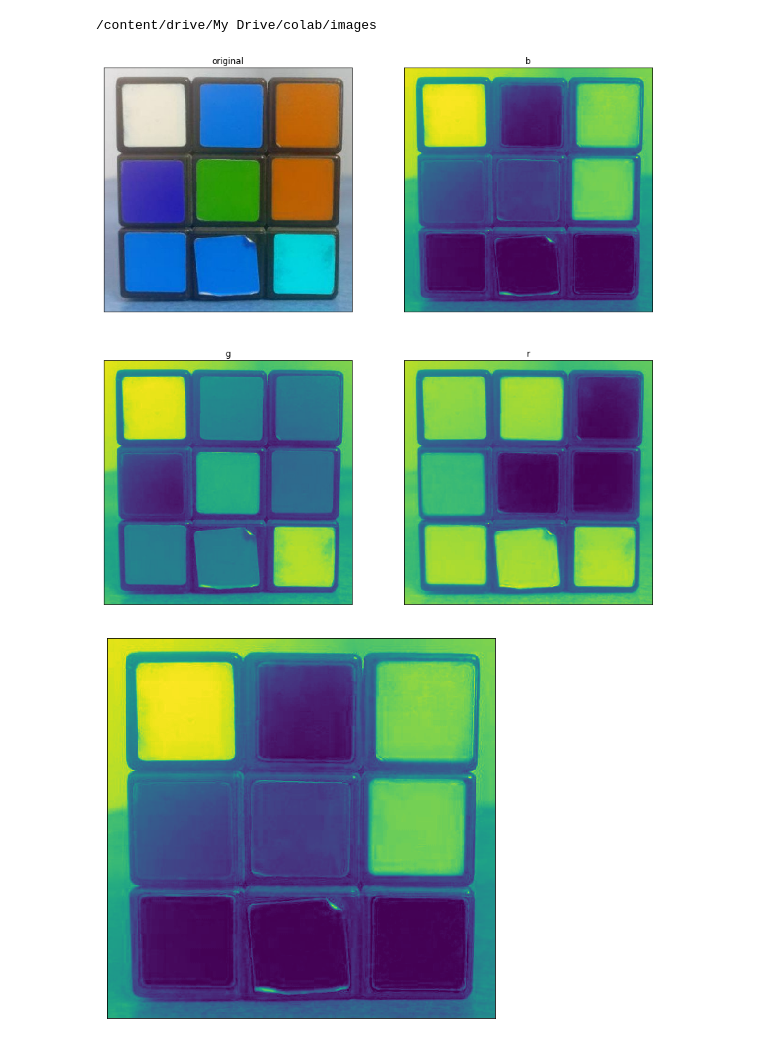
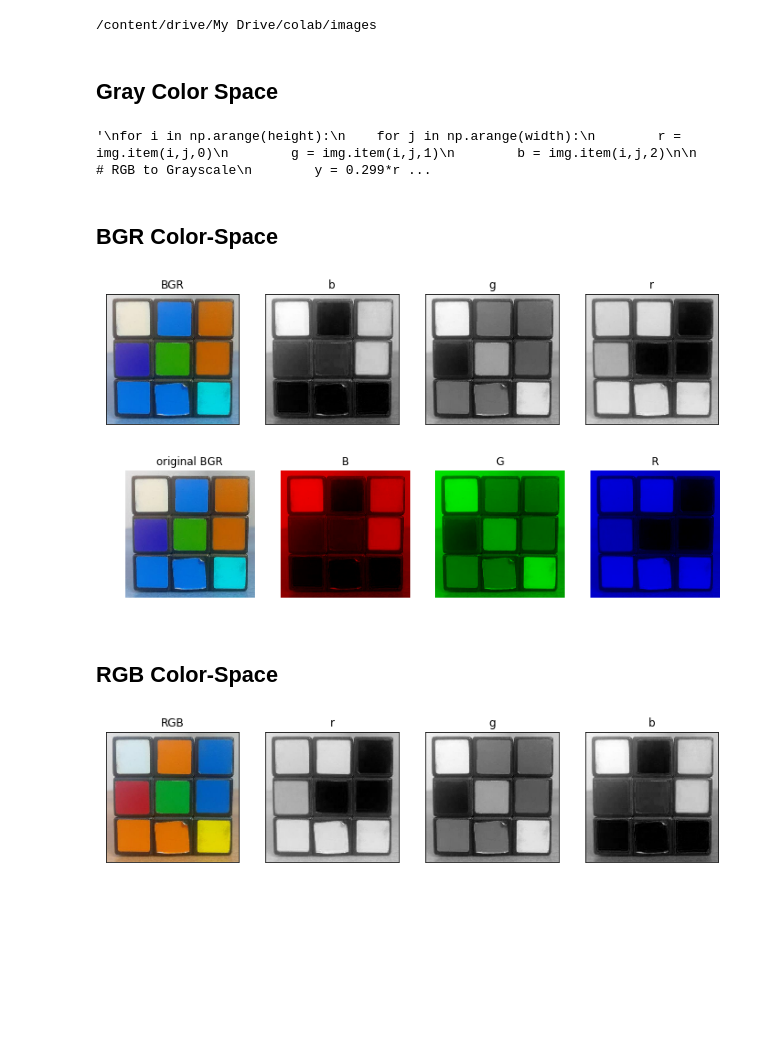
Before and after one commit to waltermayor/DigitalImageProcessing_colab, a Jupyter notebook: Clase2.ipynb, the cells around one changed output. Drawn from its saved outputs; the diff is of its cells as text; code cells hidden in the pictures; blank space fills up the shorter version.

```diff
--- a/Clase2.ipynb
+++ b/Clase2.ipynb
@@ -28,44 +24,82 @@ os.chdir(path)
 # %%
 # Display four images
 def display4(a, b,c,d,title1 = "Original", title2 = "Edited", title3 = "Edited", title4 = "Edited"):
-    plt.figure(figsize=(14,14))
-    plt.subplot(221), plt.imshow(a), plt.title(title1)
+    plt.figure(figsize=(12,4))
+    plt.subplot(141), plt.imshow(a), plt.title(title1)
     plt.xticks([]), plt.yticks([])
-    plt.subplot(222), plt.imshow(b), plt.title(title2)
+    plt.subplot(142), plt.imshow(b,cmap='gray'), plt.title(title2)
     plt.xticks([]), plt.yticks([])
-    plt.subplot(223), plt.imshow(c), plt.title(title3)
+    plt.subplot(143), plt.imshow(c,cmap='gray'), plt.title(title3)
     plt.xticks([]), plt.yticks([])
-    plt.subplot(224), plt.imshow(d), plt.title(title4)
+    plt.subplot(144), plt.imshow(d,cmap='gray'), plt.title(title4)
     plt.xticks([]), plt.yticks([])
     plt.show()
+# %% [markdown]
+## **Gray Color Space**
+# %%
+img = cv2.imread('ruby.jpg')
+height, width, channel = img.shape
+
+img_grayscale = np.zeros((height,width,1))
+
+'''
+for i in np.arange(height):
+    for j in np.arange(width):
+        r = img.item(i,j,0)
+        g = img.item(i,j,1)
+        b = img.item(i,j,2)
+
+        # RGB to Grayscale
+        y = 0.299*r + 0.587*g + 0.144*b
+
+        img_grayscale.itemset((i,j,0),int(y))
+
+plt.figure(figsize=(10,4))
+plt.imshow(img_grayscale)
+plt.xticks([])
+plt.yticks([])
+plt.show()
+
+'''
+# %% [output]
+'\nfor i in np.arange(height):\n    for j in np.arange(width):\n        r = img.item(i,j,0)\n        g = img.item(i,j,1)\n        b = img.item(i,j,2)\n\n        # RGB to Grayscale\n        y = 0.299*r ...
+# %% [markdown]
+## **BGR Color-Space**
 # %%
 # leer una imagen
 # principle of least astonishment  (surprice)
 img_BGR=cv2.imread('ruby.jpg',cv2.IMREAD_COLOR)
-b,g,r = cv2.split(img_BGR)
+#b,g,r = cv2.split(img_BGR)
 
-#b = img[:,:,0]
-#g = img[:,:,1]
-#r = img[:,:,2]
+b = img_BGR[:,:,0]
+g = img_BGR[:,:,1]
+r = img_BGR[:,:,2]
 
 display4(img_BGR,b,g,r,"BGR","b","g","r")
-
-#plt.figure(figsize=(7,7))
-#plt.imshow(img_BGR)
-#plt.show()
 # %% [output]
-[figure, old version]
+[figure, new version]
+# %%
+count = 2
+plt.figure(figsize=(12,4))
+plt.subplot(1,4,1), plt.imshow(img_BGR/255.0), plt.title("original BGR")
+plt.axis("off")
+for i, lab in enumerate(["B","G","R"]):
+    crgb = np.zeros(img_BGR.shape)
+    crgb[:,:,i] = img_BGR[:,:,i]
+    plt.subplot(1,4,count), plt.imshow(crgb/255.0), plt.title(lab)
+    plt.axis("off")
+    count += 1
+
+plt.show()
+# %% [output]
+[figure, added]
+# %% [markdown]
+## **RGB Color-Space**
 # %%
 # pasar la imagen a rgb
 img_RGB=cv2.cvtColor(img_BGR,cv2.COLOR_BGR2RGB)
 r,g,b = cv2.split(img_RGB)
 
 display4(img_RGB,r,g,b,"RGB","r","g","b")
-
-#plt.figure(figsize=(7,7))
-#plt.imshow(r)
-#plt.xticks([])
-#plt.yticks([])
-#plt.show()
 # %% [output]
-[figure, old version]
+[figure, new version]
```
Also changed, not shown: parts of 11 cells of this notebook.
